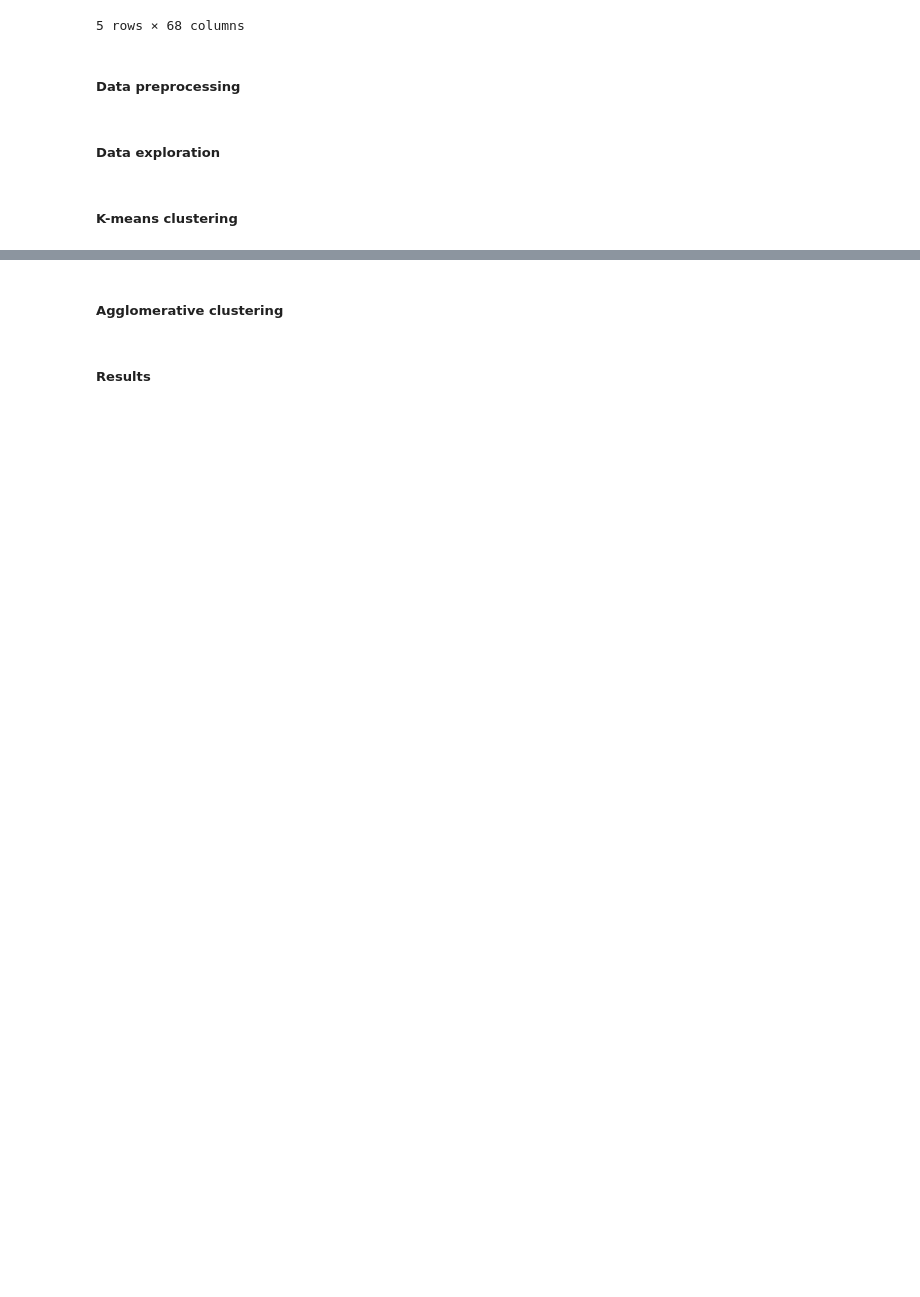
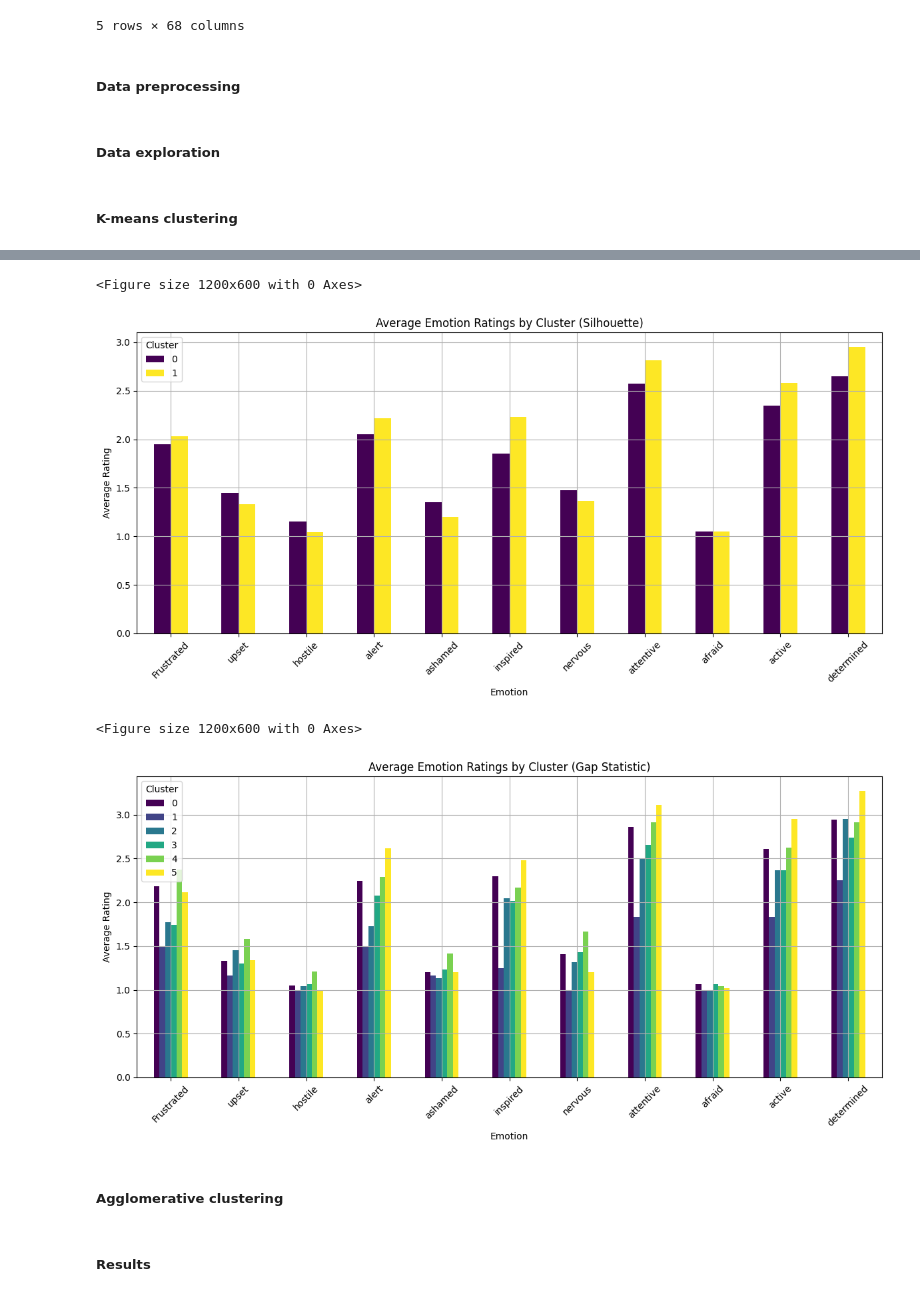
Before and after one commit to albert-moller/CompDataAnalysisCase2, a Jupyter notebook: cluster_analysis_exploration.ipynb, the cells around one changed output, grey strips where cells are left out. Saved outputs shown, nothing was run; the diff lists cells and outputs as text; code cells hidden in the pictures; blank space fills up the shorter version.

```diff
--- a/cluster_analysis_exploration.ipynb
+++ b/cluster_analysis_exploration.ipynb
@@ -52,3 +173,39 @@ X_scaled = pd.DataFrame(scaler.fit_transform(X))
+# %%
+emotion_data_sil = df[emotion_cols].copy()
+emotion_data_sil['Cluster'] = labels_sil
+emotion_means_sil = emotion_data_sil.groupby('Cluster').mean().T
+
+plt.figure(figsize=(12, 6))
+emotion_means_sil.plot(kind='bar', figsize=(12, 6), colormap='viridis')
+plt.title("Average Emotion Ratings by Cluster (Silhouette)")
+plt.ylabel("Average Rating")
+plt.xlabel("Emotion")
+plt.xticks(rotation=45)
+plt.legend(title="Cluster")
+plt.grid(True)
+plt.tight_layout()
+plt.show()
+
+# Bar plot using gap statistic clusters
+emotion_data_gap = df[emotion_cols].copy()
+emotion_data_gap['Cluster'] = labels_gap
+emotion_means_gap = emotion_data_gap.groupby('Cluster').mean().T
+
+plt.figure(figsize=(12, 6))
+emotion_means_gap.plot(kind='bar', figsize=(12, 6), colormap='viridis')
+plt.title("Average Emotion Ratings by Cluster (Gap Statistic)")
+plt.ylabel("Average Rating")
+plt.xlabel("Emotion")
+plt.xticks(rotation=45)
+plt.legend(title="Cluster")
+plt.grid(True)
+plt.tight_layout()
+plt.show()
+# %% [output]
+<Figure size 1200x600 with 0 Axes>
+[figure, added]
+<Figure size 1200x600 with 0 Axes>
+[figure, added]
 # %% [markdown]
 ##### Agglomerative clustering
 # %% [markdown]
```
Also changed, not shown: parts of 2 cells of this notebook.
